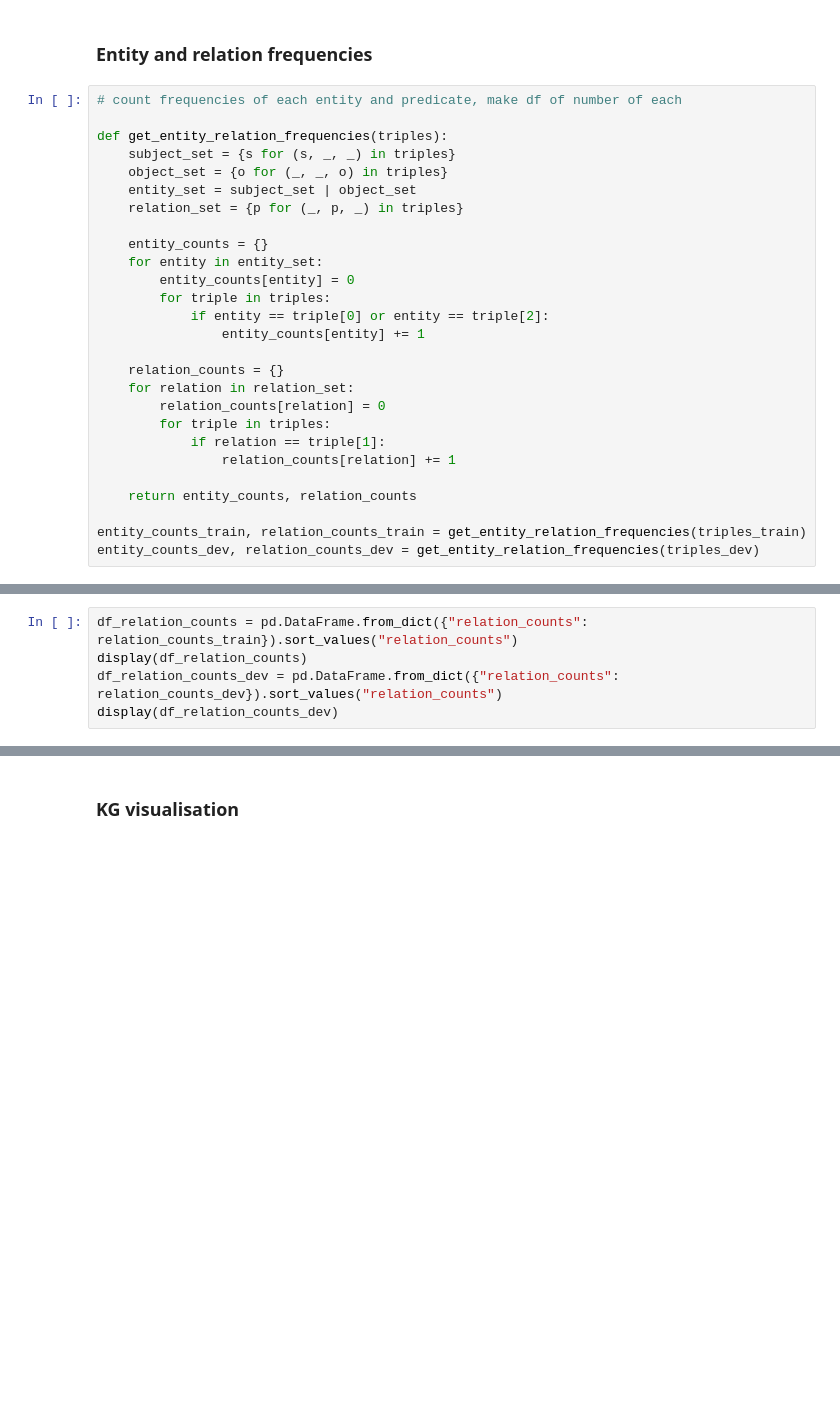
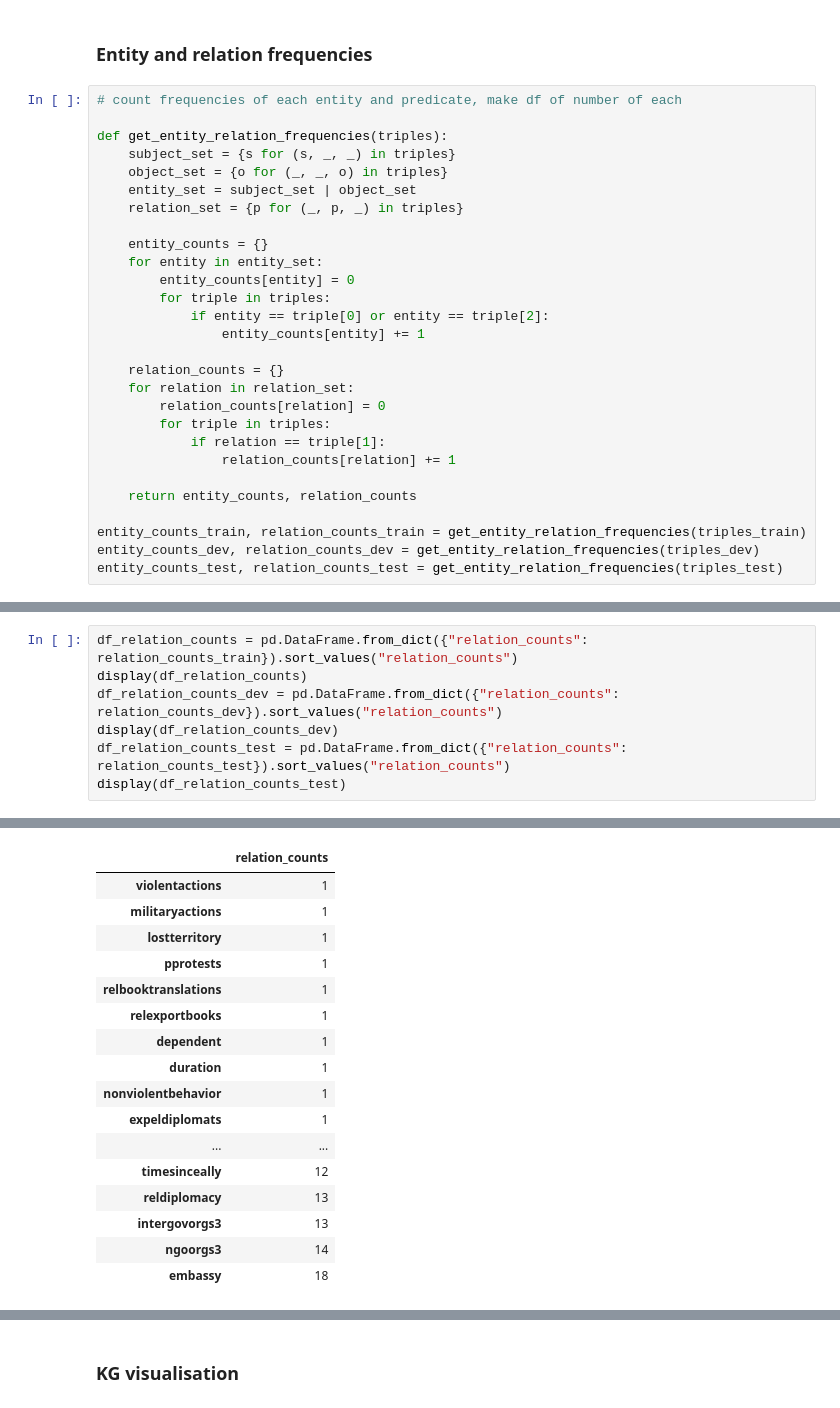
Before and after one commit to ravipatelxyz/kbc-meta, a Jupyter notebook: dataset_exploration.ipynb, the cells around one changed output, grey strips where cells are left out. Drawn from its saved outputs; the diff is of its cells as text; blank space fills up the shorter version.

```diff
--- a/dataset_exploration.ipynb
+++ b/dataset_exploration.ipynb
@@ -151,6 +151,7 @@ def get_entity_relation_frequencies(triples):
 
 entity_counts_train, relation_counts_train = get_entity_relation_frequencies(triples_train)
 entity_counts_dev, relation_counts_dev = get_entity_relation_frequencies(triples_dev)
+entity_counts_test, relation_counts_test = get_entity_relation_frequencies(triples_test)
 # %%
 df_entity_counts = pd.DataFrame.from_dict({"entity_counts": entity_counts_train}).sort_values("entity_counts")
 display(df_entity_counts)
@@ -256,6 +306,8 @@ df_relation_counts = pd.DataFrame.from_dict({"relation_counts": relation_counts_
 display(df_relation_counts)
 df_relation_counts_dev = pd.DataFrame.from_dict({"relation_counts": relation_counts_dev}).sort_values("relation_counts")
 display(df_relation_counts_dev)
+df_relation_counts_test = pd.DataFrame.from_dict({"relation_counts": relation_counts_test}).sort_values("relation_counts")
+display(df_relation_counts_test)
 # %% [output]
 |  | relation_counts |
 | attackembassy | 1 |
@@ -264,32 +316,49 @@ display(df_relation_counts_dev)
 | lostterritory | 2 |
 | warning | 3 |
 | expeldiplomats | 4 |
 | unoffialacts | 4 |
 | relemigrants | 5 |
 | dependent | 5 |
 | militaryactions | 6 |
 | ... | ... |
 | intergovorgs3 | 72 |
 | relintergovorgs | 74 |
 | relngo | 78 |
 | commonbloc1 | 80 |
 | embassy | 100 |
 |  | relation_counts |
 | accusation | 1 |
 | pprotests | 1 |
 | nonviolentbehavior | 1 |
 | warning | 1 |
 | relstudents | 1 |
 | timesincewar | 1 |
 | emigrants3 | 1 |
 | eemigrants | 1 |
 | releconomicaid | 1 |
 | duration | 1 |
 | ... | ... |
 | relintergovorgs | 9 |
 | intergovorgs | 9 |
 | ngoorgs3 | 11 |
 | timesinceally | 13 |
 | embassy | 23 |
+|  | relation_counts |
+| violentactions | 1 |
+| militaryactions | 1 |
+| lostterritory | 1 |
+| pprotests | 1 |
+| relbooktranslations | 1 |
+| relexportbooks | 1 |
+| dependent | 1 |
+| duration | 1 |
+| nonviolentbehavior | 1 |
+| expeldiplomats | 1 |
+| ... | ... |
+| timesinceally | 12 |
+| reldiplomacy | 13 |
+| intergovorgs3 | 13 |
+| ngoorgs3 | 14 |
+| embassy | 18 |
 # %%
 df_relation_counts = pd.DataFrame.from_dict({"relation_counts": relation_counts_train}).sort_index()
```
Also changed, not shown: parts of 10 cells of this notebook, 5 other files.
